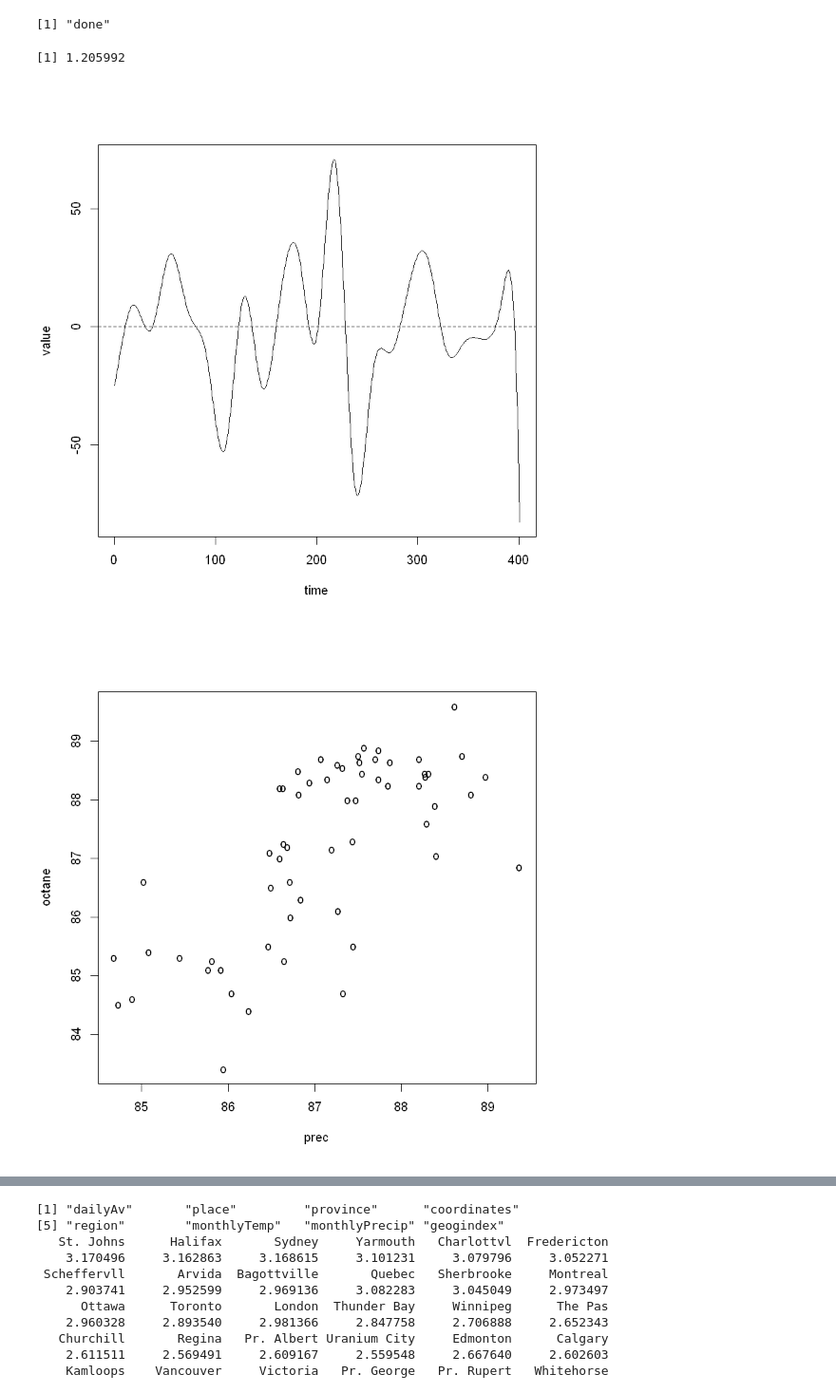
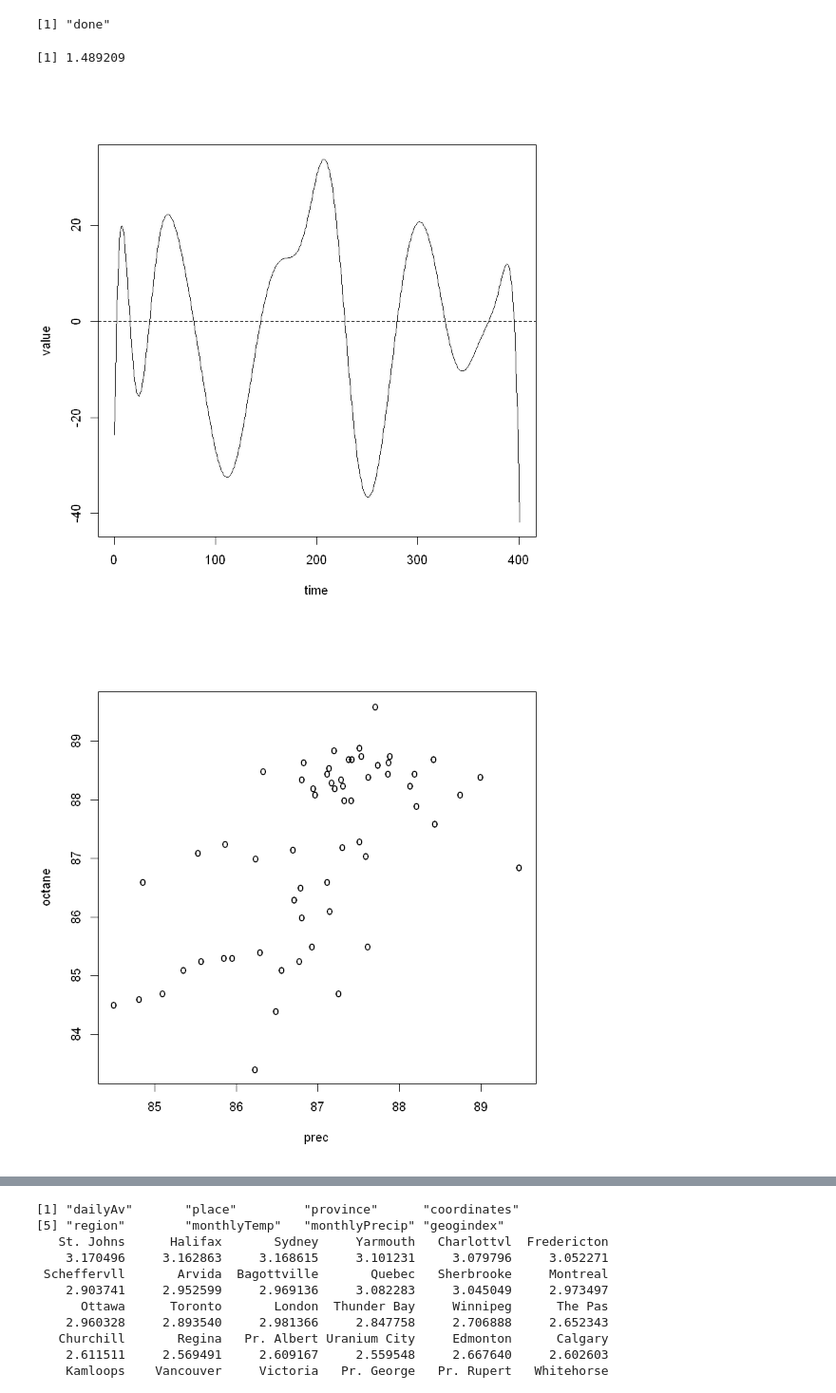
Before and after one commit to JakobJuergens/Basis_Choice_FLR, a Jupyter notebook: Code/application_fdapackage_gasoline.ipynb, the cells around one changed output, grey strips where cells are left out. Shown at 95% size. Saved outputs shown, nothing was run; the diff lists cells and outputs as text; code cells hidden in the pictures.

```diff
--- a/Code/application_fdapackage_gasoline.ipynb
+++ b/Code/application_fdapackage_gasoline.ipynb
@@ -26,6 +26,12 @@ octane_train = octane[-test]
 # %%
-smallbasis  <- create.bspline.basis(rangeval = c(0, 401), nbasis = 25, 4)
+smallbasis  <- create.bspline.basis(rangeval = c(0, 401), nbasis = 20, 5)
+#harmaccelLfd <- vec2Lfd(c(0,(2*pi/365)^2,0), c(0, 365))
+harmFdpar = fdPar(smallbasis, lambda = 1)
 gasoline_fd <- smooth.basis(y = waves, fdParobj=smallbasis)$fd
+gasoline_pcaObj = pca.fd(gasoline_fd, nharm = 5, harmfdPar = harmFdpar, centerfns = FALSE)
 plot(gasoline_fd, ylab="", xlab="",col="gray")
+
+# here plot the fpc
+#plot.pca.fd(gasoline_pcaObj, cex.main=0.9)
 # %% [output]
 [1] "done"
@@ -32,0 +41,3 @@ plot(gasoline_fd, ylab="", xlab="",col="gray")
+# %%
+xfdlist <- list(const=rep(1, 60), gasoline_fd=gasoline_fd)
+xfdlist
@@ -33,21 +62,29 @@ plot(gasoline_fd, ylab="", xlab="",col="gray")
 # %%
-## formula interface:  specify the model by a formula, the method fRegress.formula automatically sets up the regression coefficient functions,a constant function for the intercept,
-# and a higher dimensional function for the inner product with temperature
+betabasis1 <- create.constant.basis(c(0, 60))
+betafd1    <- fd(0, betabasis1)
+betafdPar1 <- fdPar(betafd1)
+betafd2    <- create.bspline.basis(rangeval = c(0, 401), nbasis = 20, 5)
+betafdPar2  <- fdPar(betafd2)
 
-f_regress <- fRegress(octane ~ gasoline_fd)
+betalist <- list(const=betafdPar1, gasoline_fd=betafdPar2)
+
+f_regress <- fRegress(y = octane, xfdlist, betalist)
+# also possible to use formula interface:
+f_regress2 <- fRegress(octane ~ gasoline_fd)
+
 #names(f_regress)
 #f_regress$betaestlist[[2]]
 #  the vector of fits to the data is object  precip.Temp1$yfdPar,
 #  but since the dependent variable is a vector, so is the fit
-prec <- f_regress$yhatfdobj
-#prec
+prec <- f_regress2$yhatfdobj
+
 #  plot the data and the fit
-plot(f_regress$betaestlist[[2]])
-RMSE <- mean((octane-prec)^2)
-print(RMSE)
+plot(f_regress2$betaestlist[[2]])
+MSE <- mean((octane-prec)^2)
+print(MSE)
 plot(prec, octane, type="p", pch="o")
 # %% [output]
 [1] "done"
-[1] 1.205992
+[1] 1.489209
-[figure, old version]
+[figure, new version]
-[figure, old version]
+[figure, new version]
```
Also changed, not shown: parts of 10 cells of this notebook.
